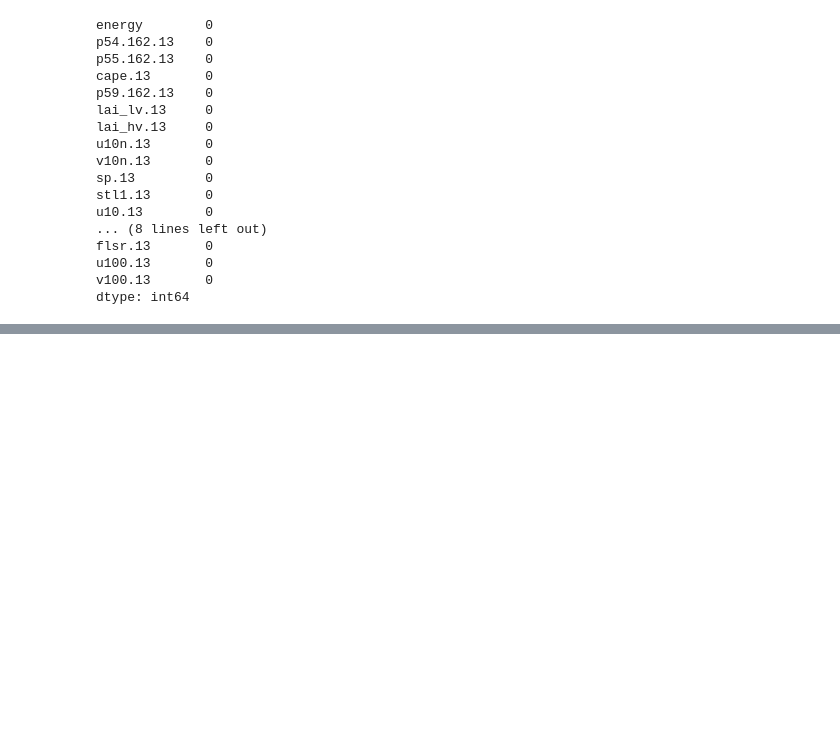
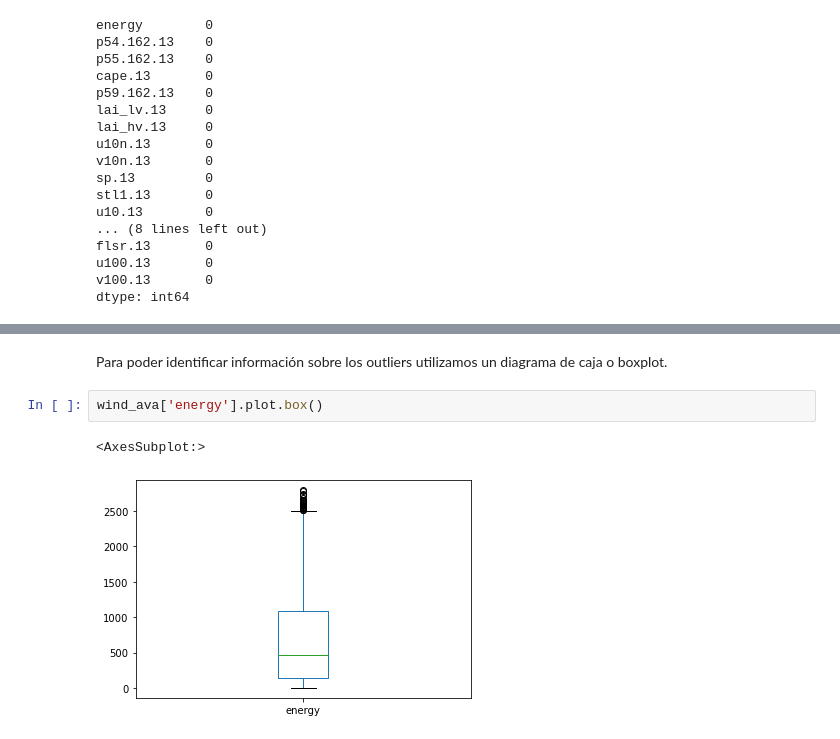
Before and after one commit to mgommez/practica1_ml, a Jupyter notebook: EDA.ipynb, the cells around one changed output, grey strips where cells are left out. Cells and saved outputs as stored; diff of their text form; blank space fills up the shorter version.

```diff
--- a/EDA.ipynb
+++ b/EDA.ipynb
@@ -130,0 +162,7 @@ Como podemos ver, no hay ningún valor perdido en nuestros datos, por lo que no
+# %% [markdown]
+Para poder identificar información sobre los outliers utilizamos un diagrama de caja o boxplot.
+# %%
+wind_ava['energy'].plot.box()
+# %% [output]
+<AxesSubplot:>
+[figure, added]
```
Also changed, not shown: parts of 6 cells of this notebook.
